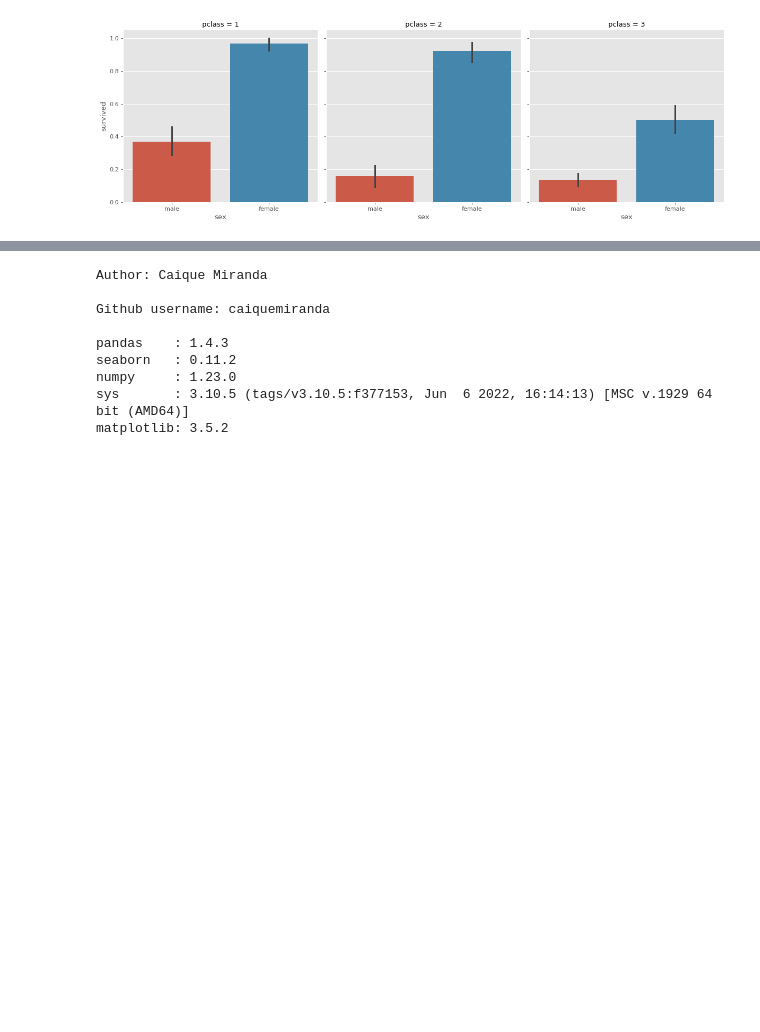
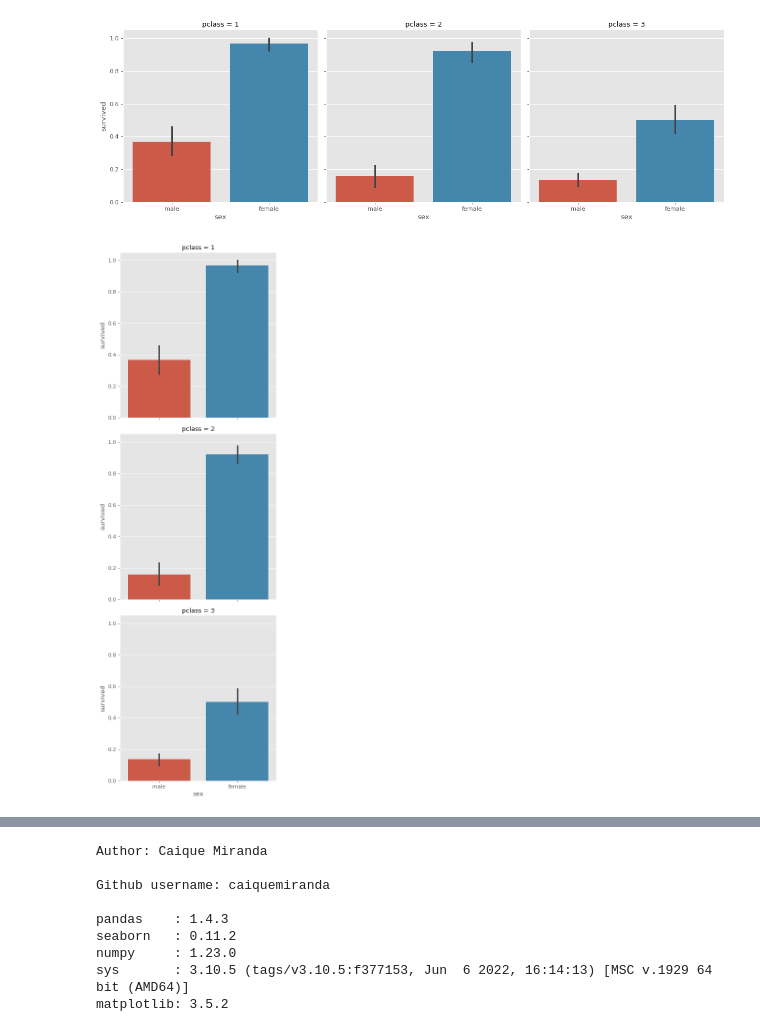
Before and after one commit to caiquemiranda/data-visualization-python, a Jupyter notebook: 10-analysis-visualization-titanic-dataset.ipynb, the cells around one changed output, grey strips where cells are left out. Saved outputs shown, nothing was run; the diff lists cells and outputs as text; code cells hidden in the pictures; blank space fills up the shorter version.

```diff
--- a/10-analysis-visualization-titanic-dataset.ipynb
+++ b/10-analysis-visualization-titanic-dataset.ipynb
@@ -307,3 +307,11 @@ sns.catplot(x= 'sex',
             data = titanic);
 # %% [output]
 [figure]
+# %%
+sns.catplot(x= 'sex',
+            y = 'survived',
+            kind = 'bar',
+            row = 'pclass',
+            data = titanic);
+# %% [output]
+[figure, added]
```
Also changed, not shown: parts of 1 cell of this notebook.
